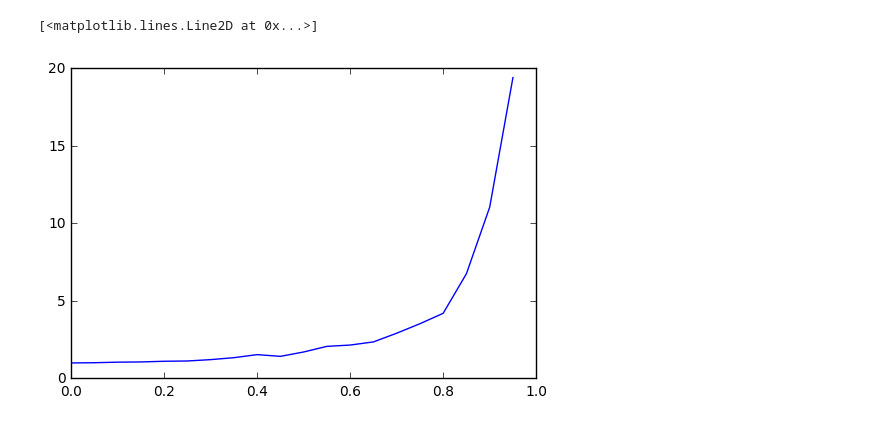
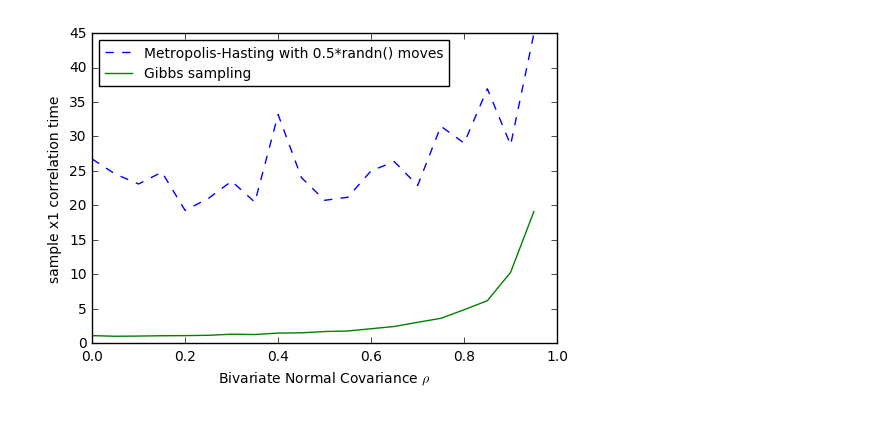
Before and after one commit to Paul-St-Young/share, a Jupyter notebook: algorithms/gibbs_sampling/eg1_bivariate_std_normal.ipynb, the cells around one changed output. Cells and saved outputs as stored; diff of their text form; code cells hidden in the pictures.

```diff
--- a/algorithms/gibbs_sampling/eg1_bivariate_std_normal.ipynb
+++ b/algorithms/gibbs_sampling/eg1_bivariate_std_normal.ipynb
@@ -118,10 +179,16 @@ def corr(trace):
 nsample = 10000
 nrho = 20
 rhos = np.linspace(0,0.95,nrho)
-corrs= np.zeros(nrho)
+gcorrs= np.zeros(nrho)
+mcorrs= np.zeros(nrho)
 for irho in range(nrho):
     rho = rhos[irho]
+
     my_samples = gibbs_bivariate_std_normal(rho,nsample)
     myx,myy = my_samples.T
-    corrs[irho] = corr(myx[::2])
+    gcorrs[irho] = corr(myx[::2])
+
+    my_samples = metropolis_bivariate_std_normal(rho,nsample)
+    myx,myy = my_samples.T
+    mcorrs[irho] = corr(myx)
 # end for
@@ -128,5 +216,12 @@ for irho in range(nrho):
-# %%
-plt.plot(rhos,corrs)
-# %% [output]
-[<matplotlib.lines.Line2D at 0x...>]
-[figure, removed]
+# %%
+fig,ax = plt.subplots(1,1)
+ax.set_xlabel(r'Bivariate Normal Covariance $\rho$')
+ax.set_ylabel('sample x1 correlation time')
+
+ax.plot(rhos,mcorrs,'--',label='Metropolis-Hasting with 0.5*randn() moves')
+ax.plot(rhos,gcorrs,'-',label='Gibbs sampling')
+
+ax.legend(fontsize=10,loc='upper left')
+#fig.savefig('correlation.png',dpi=200)
+# %% [output]
+[figure, added]
```
Also changed, not shown: parts of 9 cells of this notebook.
